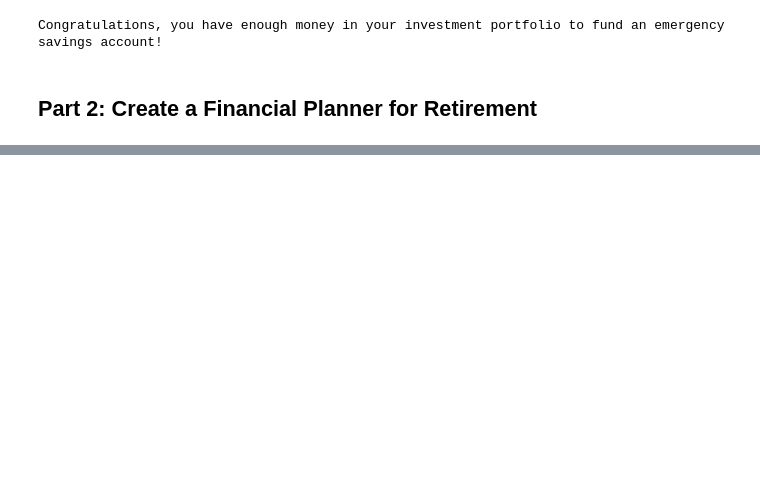
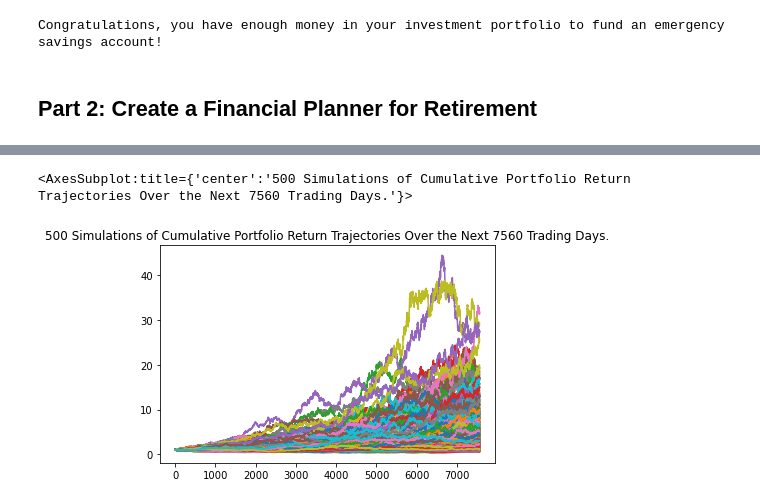
Before and after one commit to rrmangum/Financial_Planner, a Jupyter notebook: financial_planning_tools.ipynb, the cells around one changed output, grey strips where cells are left out. Saved outputs shown, nothing was run; the diff lists cells and outputs as text; code cells hidden in the pictures; blank space fills up the shorter version.

Commit message:
finished MC simulations and cleaned up the code and fixed typos

```diff
--- a/financial_planning_tools.ipynb
+++ b/financial_planning_tools.ipynb
@@ -557,0 +233,25 @@ ci_upper_ten_cumulative_return = # YOUR CODE HERE
+# %%
+# Set start and end dates of 3 years of data (limited by Alpaca API)
+start_date = pd.Timestamp("2019-07-15", tz="America/New_York").isoformat()
+end_date = pd.Timestamp("2022-07-15", tz="America/New_York").isoformat()
+# %%
+# API call to get the 3 years worth of pricing data
+retirement_df = alpaca.get_bars(
+    tickers,
+    timeframe,
+    start=start_date,
+    end=end_date
+).df
+retirement_df
+retirement_df = retirement_df.drop(columns=['trade_count','vwap'])
+
+# Reorganize the DataFrame
+# Separate ticker data
+AGG = retirement_df[retirement_df['symbol']=='AGG'].drop('symbol', axis=1)
+SPY = retirement_df[retirement_df['symbol']=='SPY'].drop('symbol', axis=1)
+
+# Concatenate the ticker DataFrames
+retirement_df=pd.concat([AGG, SPY], axis=1, keys=["AGG", "SPY"])
+
+retirement_df.head()
+retirement_df.tail()
@@ -557,0 +267,11 @@ ci_upper_ten_cumulative_return = # YOUR CODE HERE
+# %%
+# Configure the Monte Carlo simulation to forecast 30 years cumulative returns with
+# 40/60 split bonds and stocks respectively
+retirement_MC = MCSimulation(
+    portfolio_data = retirement_df,
+    weights = [.4, .6],
+    num_simulation = 500,
+    num_trading_days=252*30
+)
+
+retirement_MC.portfolio_data.head()
@@ -557,0 +332,6 @@ ci_upper_ten_cumulative_return = # YOUR CODE HERE
+# %%
+# Visualize the 30-year Monte Carlo simulation
+retirement_MC.plot_simulation()
+# %% [output]
+<AxesSubplot:title={'center':'500 Simulations of Cumulative Portfolio Return Trajectories Over the Next 7560 Trading Days.'}>
+[figure, added]
```
Also changed, not shown: parts of 109 cells of this notebook.
